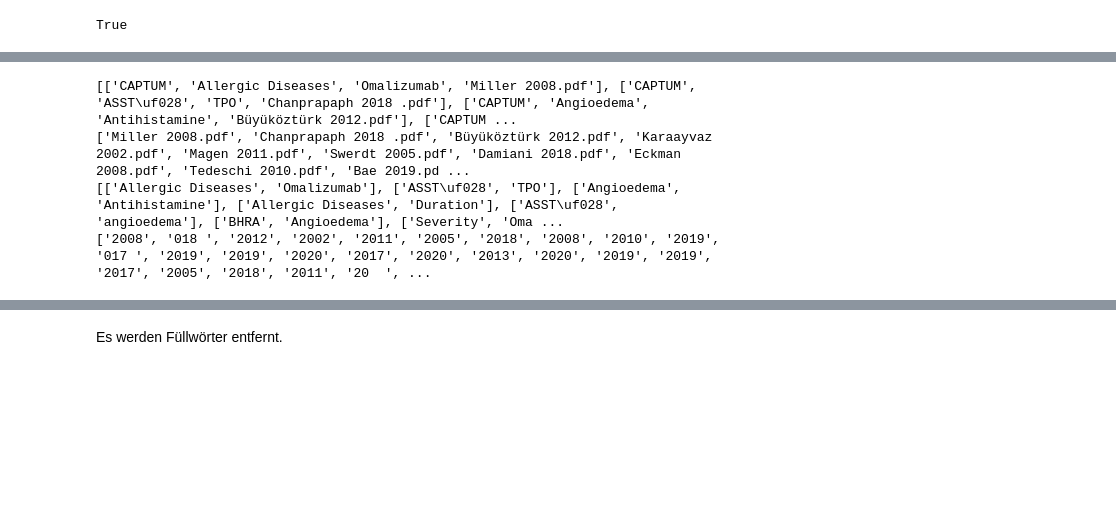
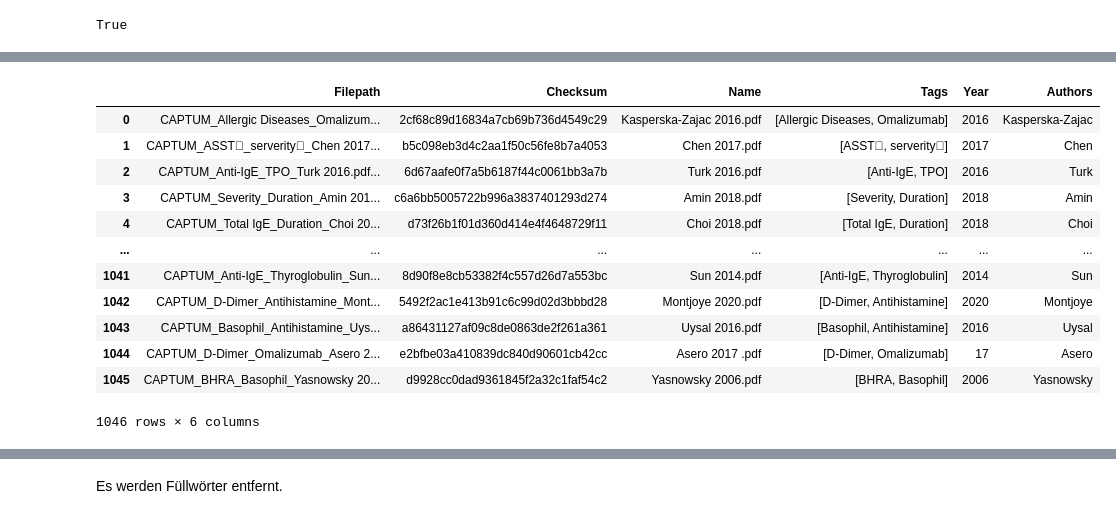
Before and after one commit to JulianSchmidtke/CAPTUM, a Jupyter notebook: AsuD_CAPTUM_v0.1.ipynb, the cells around one changed output, grey strips where cells are left out. Saved outputs shown, nothing was run; the diff lists cells and outputs as text; code cells hidden in the pictures; blank space fills up the shorter version.

```diff
--- a/AsuD_CAPTUM_v0.1.ipynb
+++ b/AsuD_CAPTUM_v0.1.ipynb
@@ -46,3 +46,5 @@ os.chdir(nwd)
 
 #Speichern der Dateinamen in einem Array
 files = os.listdir()
+df_files = pd.DataFrame(files, columns=['Filepath'])
+df_files
@@ -70,0 +65,13 @@ files
+# %%
+# create checksum for each file to identify duplicates
+# https://stackoverflow.com/questions/16874598/how-do-i-calculate-the-md5-checksum-of-a-file-in-python#16876405
+import hashlib
+def get_checksum(filepath: str) -> str:
+    # Open,close, read file and calculate MD5 on its contents
+    with open(filepath, 'rb') as file_to_check:
+        # read contents of the file
+        data = file_to_check.read()
+        # pipe contents of the file through
+        return hashlib.md5(data).hexdigest()
+df_files['Checksum'] = df_files['Filepath'].apply(get_checksum)
+df_files
@@ -71,16 +92,24 @@ files
 # %%
-fileNameTags = list(map(lambda fn: fn.split('_')[0:-2],files))
-print(fileNameTags)
+fileNameTags = list(map(lambda fn: fn.split('_')[0:-2],df_files['Filepath']))
 
-fileName = [fNT[-1] for fNT in fileNameTags]
-fileTags = [fNT[1:-1] for fNT in fileNameTags]
-fileYear = [fY[-8:-4] for fY in fileName]
 
-print(fileName)
-print(fileTags)
-print(fileYear)
+df_files['Name'] = [fNT[-1] for fNT in fileNameTags]
+df_files['Tags'] = [fNT[1:-1] for fNT in fileNameTags]
+df_files['Year'] = [fY[-8:-4] for fY in fileName]
+df_files['Authors'] = [fN.split(' ')[0] for fN in fileName]
+
+df_files
 # %% [output]
+|  | Filepath | Checksum | Name | Tags | Year | Authors |
+| 0 | CAPTUM_Allergic Diseases_Omalizum... | 2cf68c89d16834a7cb69b736d4549c29 | Kasperska-Zajac 2016.pdf | [Allergic Diseases, Omalizumab] | 2016 | Kasperska-Zajac |
+| 1 | CAPTUM_ASST_serverity_Chen 2017... | b5c098eb3d4c2aa1f50c56fe8b7a4053 | Chen 2017.pdf | [ASST, serverity] | 2017 | Chen |
+| 2 | CAPTUM_Anti-IgE_TPO_Turk 2016.pdf... | 6d67aafe0f7a5b6187f44c0061bb3a7b | Turk 2016.pdf | [Anti-IgE, TPO] | 2016 | Turk |
+| 3 | CAPTUM_Severity_Duration_Amin 201... | c6a6bb5005722b996a3837401293d274 | Amin 2018.pdf | [Severity, Duration] | 2018 | Amin |
+| 4 | CAPTUM_Total IgE_Duration_Choi 20... | d73f26b1f01d360d414e4f4648729f11 | Choi 2018.pdf | [Total IgE, Duration] | 2018 | Choi |
+| ... | ... | ... | ... | ... | ... | ... |
+| 1041 | CAPTUM_Anti-IgE_Thyroglobulin_Sun... | 8d90f8e8cb53382f4c557d26d7a553bc | Sun 2014.pdf | [Anti-IgE, Thyroglobulin] | 2014 | Sun |
+| 1042 | CAPTUM_D-Dimer_Antihistamine_Mont... | 5492f2ac1e413b91c6c99d02d3bbbd28 | Montjoye 2020.pdf | [D-Dimer, Antihistamine] | 2020 | Montjoye |
+| 1043 | CAPTUM_Basophil_Antihistamine_Uys... | a86431127af09c8de0863de2f261a361 | Uysal 2016.pdf | [Basophil, Antihistamine] | 2016 | Uysal |
+| 1044 | CAPTUM_D-Dimer_Omalizumab_Asero 2... | e2bfbe03a410839dc840d90601cb42cc | Asero 2017 .pdf | [D-Dimer, Omalizumab] | 17 | Asero |
+| 1045 | CAPTUM_BHRA_Basophil_Yasnowsky 20... | d9928cc0dad9361845f2a32c1faf54c2 | Yasnowsky 2006.pdf | [BHRA, Basophil] | 2006 | Yasnowsky |
-[['CAPTUM', 'Allergic Diseases', 'Omalizumab', 'Miller 2008.pdf'], ['CAPTUM', 'ASST\uf028', 'TPO', 'Chanprapaph 2018 .pdf'], ['CAPTUM', 'Angioedema', 'Antihistamine', 'Büyüköztürk 2012.pdf'], ['CAPTUM ...
-['Miller 2008.pdf', 'Chanprapaph 2018 .pdf', 'Büyüköztürk 2012.pdf', 'Karaayvaz 2002.pdf', 'Magen 2011.pdf', 'Swerdt 2005.pdf', 'Damiani 2018.pdf', 'Eckman 2008.pdf', 'Tedeschi 2010.pdf', 'Bae 2019.pd ...
-[['Allergic Diseases', 'Omalizumab'], ['ASST\uf028', 'TPO'], ['Angioedema', 'Antihistamine'], ['Allergic Diseases', 'Duration'], ['ASST\uf028', 'angioedema'], ['BHRA', 'Angioedema'], ['Severity', 'Oma ...
-['2008', '018 ', '2012', '2002', '2011', '2005', '2018', '2008', '2010', '2019', '017 ', '2019', '2019', '2020', '2017', '2020', '2013', '2020', '2019', '2019', '2017', '2005', '2018', '2011', '20  ', ...
+1046 rows × 6 columns
```
Also changed, not shown: parts of 12 cells of this notebook.
